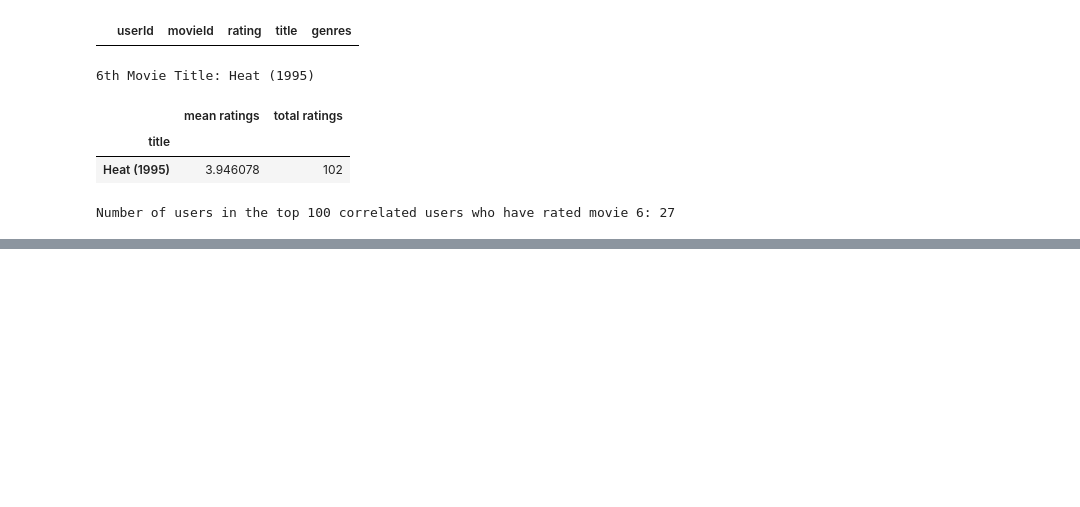
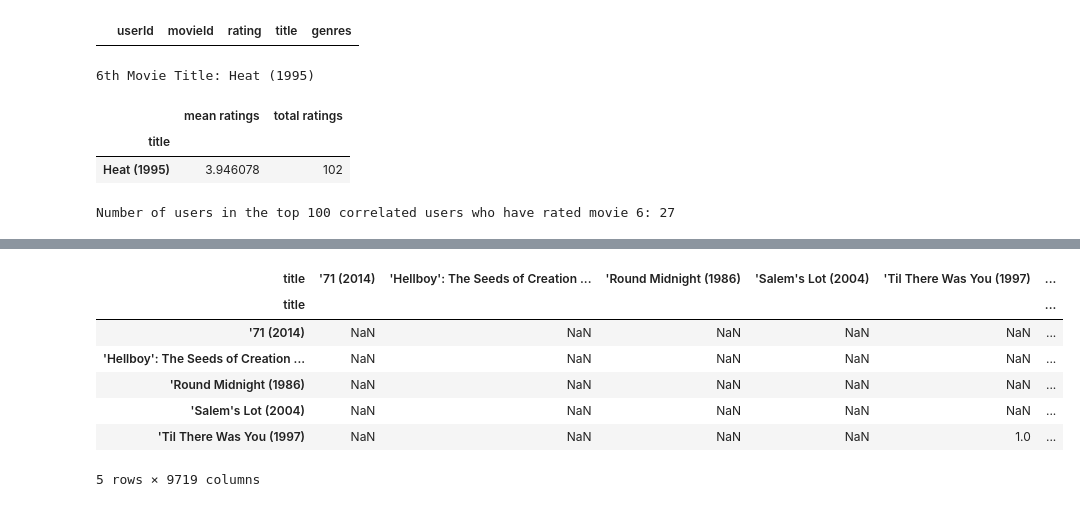
Before and after one commit to Dudimath/ScreenGenius-Smart-Movie-Suggestions, a Jupyter notebook: movie.ipynb, the cells around one changed output, grey strips where cells are left out. Saved outputs shown, nothing was run; the diff lists cells and outputs as text; code cells hidden in the pictures; blank space fills up the shorter version.

```diff
--- a/movie.ipynb
+++ b/movie.ipynb
@@ -840,0 +959,15 @@ Number of users in the top 100 correlated users who have rated movie 6: 27
+# %%
+# Pearson correlation matrix for the item utility matrix
+item_correlation_matrix = item_util_matrix_filled.corr()
+
+# Display the correlation matrix
+item_correlation_matrix.head()
+# %% [output]
+| title | '71 (2014) | 'Hellboy': The Seeds of Creation ... | 'Round Midnight (1986) | 'Salem's Lot (2004) | 'Til There Was You (1997) | ... |
+| title |  |  |  |  |  | ... |
+| '71 (2014) | NaN | NaN | NaN | NaN | NaN | ... |
+| 'Hellboy': The Seeds of Creation ... | NaN | NaN | NaN | NaN | NaN | ... |
+| 'Round Midnight (1986) | NaN | NaN | NaN | NaN | NaN | ... |
+| 'Salem's Lot (2004) | NaN | NaN | NaN | NaN | NaN | ... |
+| 'Til There Was You (1997) | NaN | NaN | NaN | NaN | 1.0 | ... |
+5 rows × 9719 columns
```
Also changed, not shown: parts of 20 cells of this notebook.
